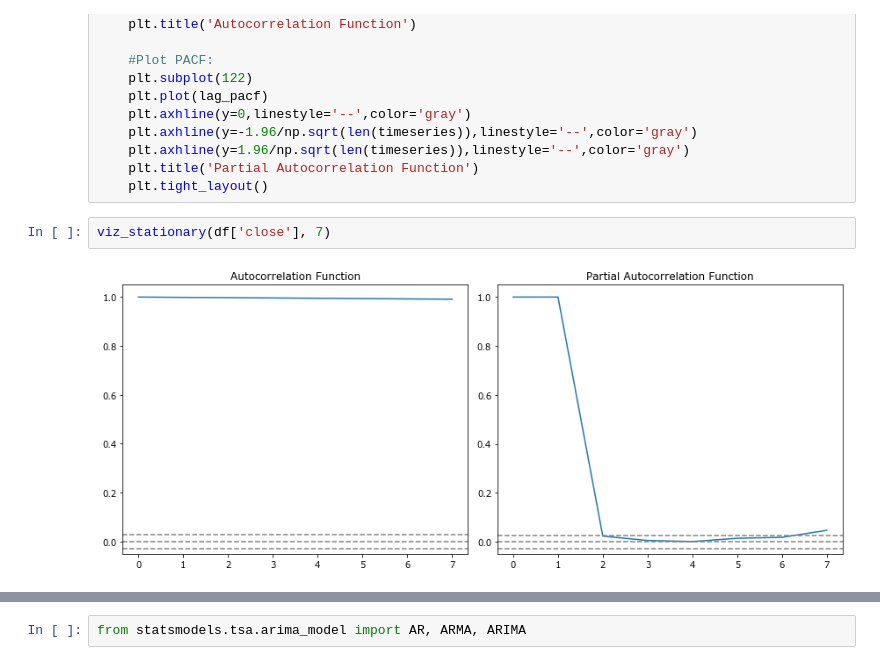
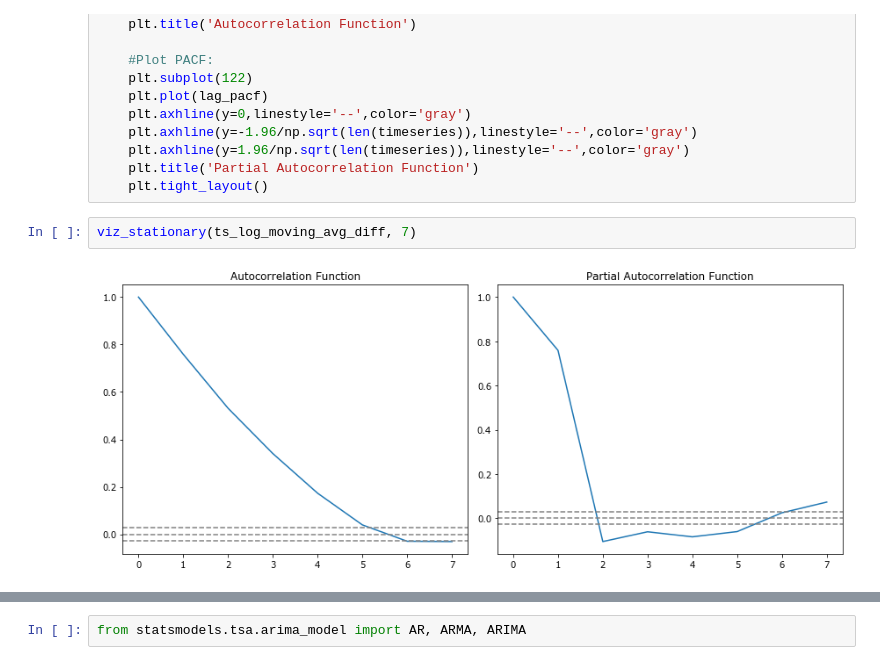
Before and after one commit to piushvaish/timeseries-stockprices, a Jupyter notebook: notebooks/Classical & Statistical Uni-variate Time Series Modelling of United Health Group.ipynb, the cells around one changed output, grey strips where cells are left out. Cells and saved outputs as stored; diff of their text form.

```diff
--- a/notebooks/Classical & Statistical Uni-variate Time Series Modelling of United Health Group.ipynb
+++ b/notebooks/Classical & Statistical Uni-variate Time Series Modelling of United Health Group.ipynb
@@ -676,7 +651,7 @@ def viz_stationary(timeseries, n_lags):
     plt.title('Partial Autocorrelation Function')
     plt.tight_layout()
 # %%
-viz_stationary(df['close'], 7)
+viz_stationary(ts_log_moving_avg_diff, 7)
 # %% [output]
-[figure, old version]
+[figure, new version]
 # %%
```
Also changed, not shown: parts of 82 cells of this notebook, 2 other files.
